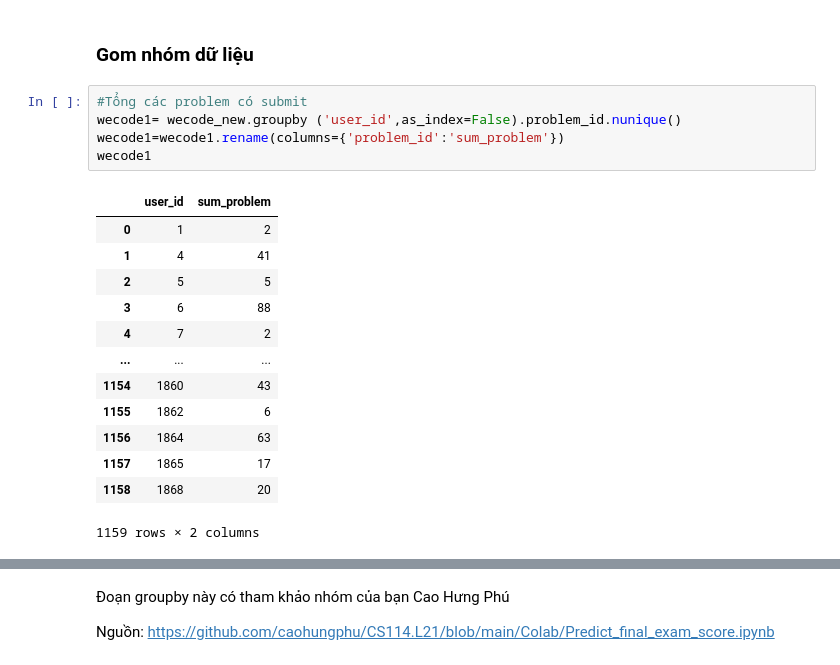
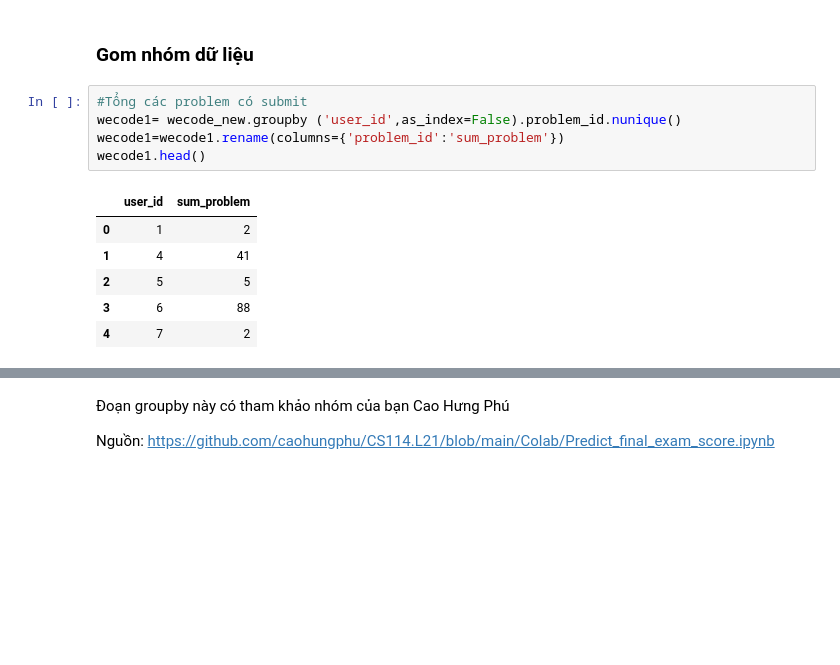
Before and after one commit to dxmai/CS114.L21.KHCL, a Jupyter notebook: Colab/DuDoanDiemCuoiKi.ipynb, the cells around one changed output, grey strips where cells are left out. Cells and saved outputs as stored; diff of their text form; blank space fills up the shorter version.

```diff
--- a/Colab/DuDoanDiemCuoiKi.ipynb
+++ b/Colab/DuDoanDiemCuoiKi.ipynb
@@ -63,22 +63,15 @@ score_new.head()
 # %%
 #Tổng các problem có submit
 wecode1= wecode_new.groupby ('user_id',as_index=False).problem_id.nunique()
 wecode1=wecode1.rename(columns={'problem_id':'sum_problem'})
-wecode1
+wecode1.head()
 # %% [output]
 |  | user_id | sum_problem |
 | 0 | 1 | 2 |
 | 1 | 4 | 41 |
 | 2 | 5 | 5 |
 | 3 | 6 | 88 |
 | 4 | 7 | 2 |
-| ... | ... | ... |
-| 1154 | 1860 | 43 |
-| 1155 | 1862 | 6 |
-| 1156 | 1864 | 63 |
-| 1157 | 1865 | 17 |
-| 1158 | 1868 | 20 |
-1159 rows × 2 columns
 # %%
 #Tổng số lần submit
 wecode2= wecode_new.groupby('user_id',as_index= False).id.count()
```
Also changed, not shown: parts of 26 cells of this notebook.
